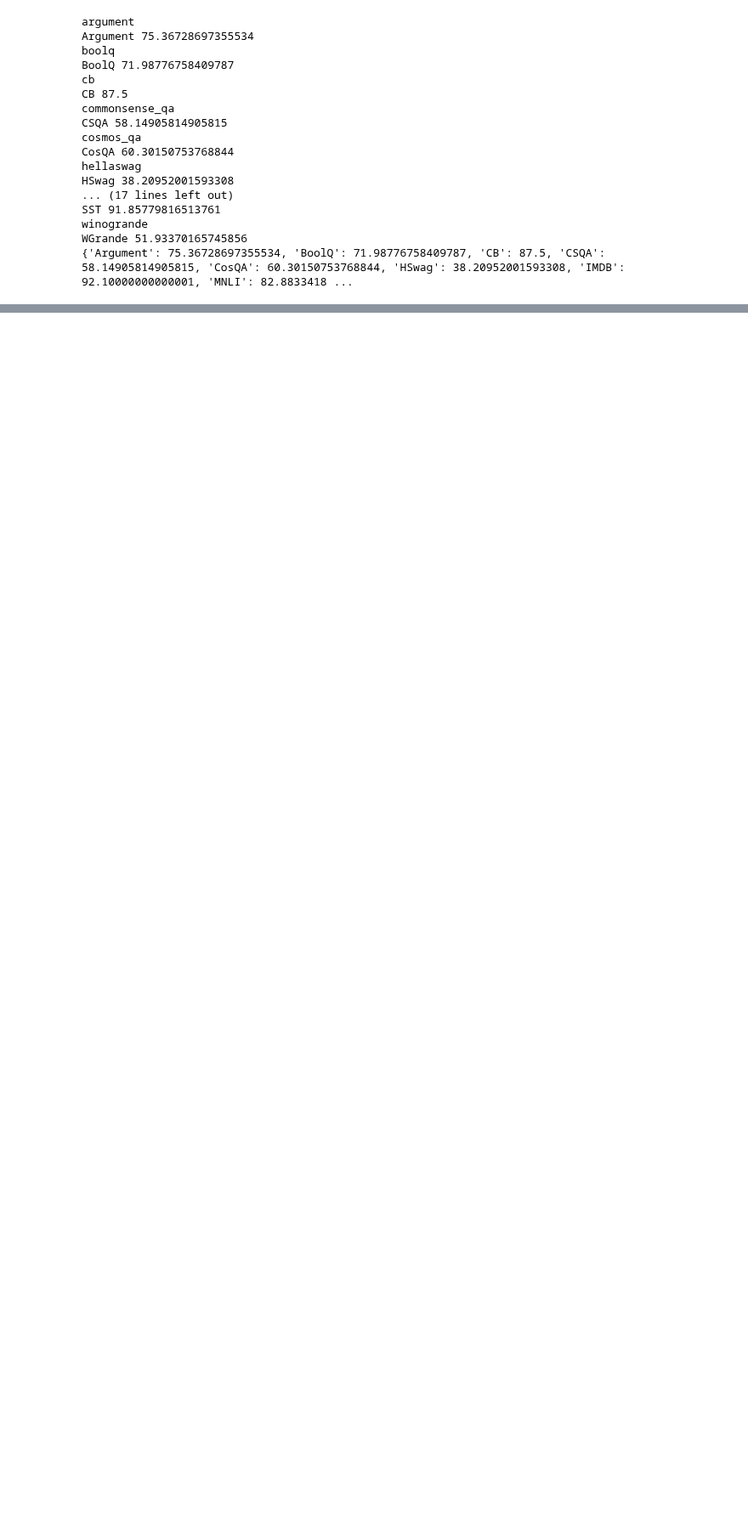
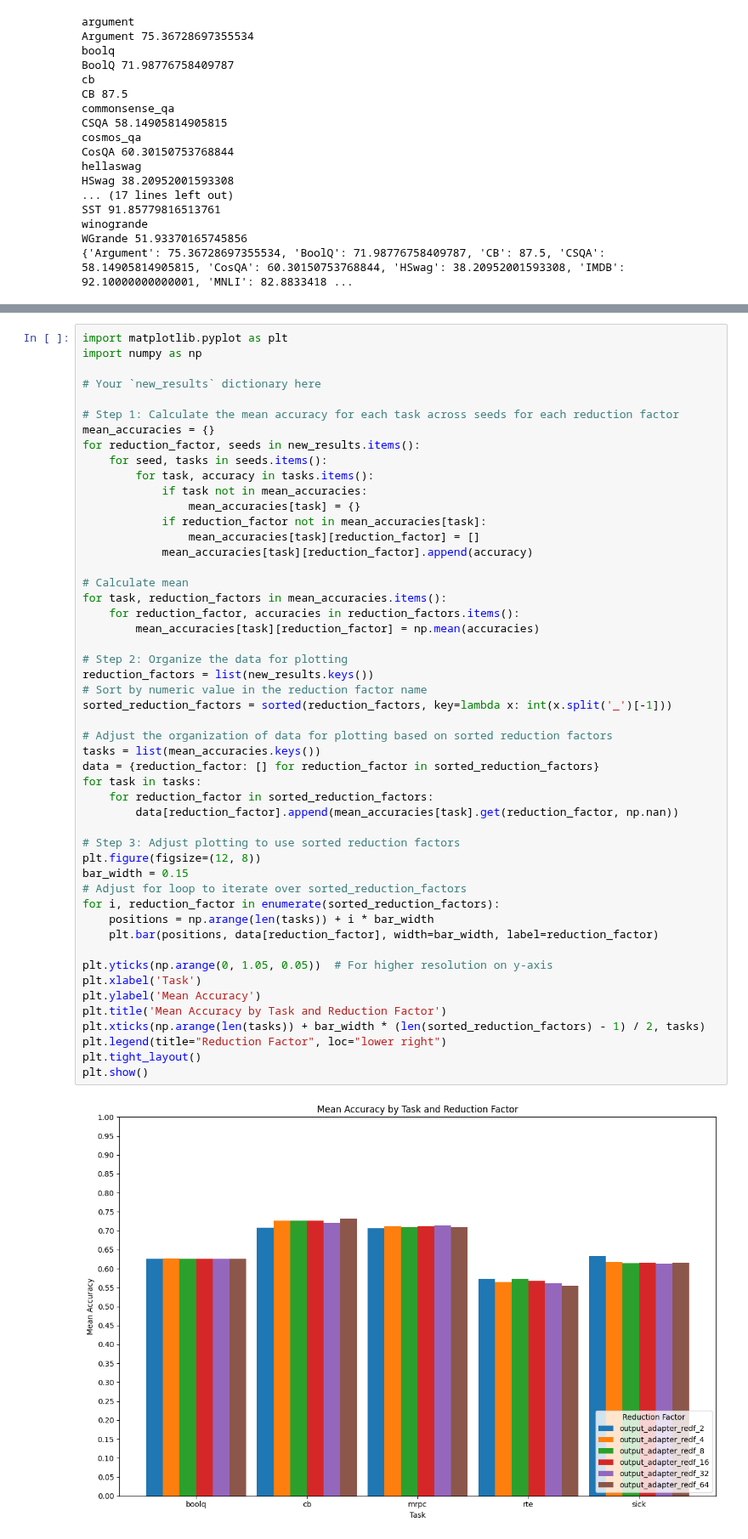
Before and after one commit to HectorAuvinen/adapter_experiments, a Jupyter notebook: notebooks/scrape_results.ipynb, the cells around one changed output, grey strips where cells are left out. Shown at 85% size. Saved outputs shown, nothing was run; the diff lists cells and outputs as text; blank space fills up the shorter version.

```diff
--- a/notebooks/scrape_results.ipynb
+++ b/notebooks/scrape_results.ipynb
@@ -216,0 +264,52 @@ plt.show()
+# %%
+import matplotlib.pyplot as plt
+import numpy as np
+
+# Your `new_results` dictionary here
+
+# Step 1: Calculate the mean accuracy for each task across seeds for each reduction factor
+mean_accuracies = {}
+for reduction_factor, seeds in new_results.items():
+    for seed, tasks in seeds.items():
+        for task, accuracy in tasks.items():
+            if task not in mean_accuracies:
+                mean_accuracies[task] = {}
+            if reduction_factor not in mean_accuracies[task]:
+                mean_accuracies[task][reduction_factor] = []
+            mean_accuracies[task][reduction_factor].append(accuracy)
+
+# Calculate mean
+for task, reduction_factors in mean_accuracies.items():
+    for reduction_factor, accuracies in reduction_factors.items():
+        mean_accuracies[task][reduction_factor] = np.mean(accuracies)
+
+# Step 2: Organize the data for plotting
+reduction_factors = list(new_results.keys())
+# Sort by numeric value in the reduction factor name
+sorted_reduction_factors = sorted(reduction_factors, key=lambda x: int(x.split('_')[-1]))
+
+# Adjust the organization of data for plotting based on sorted reduction factors
+tasks = list(mean_accuracies.keys())
+data = {reduction_factor: [] for reduction_factor in sorted_reduction_factors}
+for task in tasks:
+    for reduction_factor in sorted_reduction_factors:
+        data[reduction_factor].append(mean_accuracies[task].get(reduction_factor, np.nan))
+
+# Step 3: Adjust plotting to use sorted reduction factors
+plt.figure(figsize=(12, 8))
+bar_width = 0.15
+# Adjust for loop to iterate over sorted_reduction_factors
+for i, reduction_factor in enumerate(sorted_reduction_factors):
+    positions = np.arange(len(tasks)) + i * bar_width
+    plt.bar(positions, data[reduction_factor], width=bar_width, label=reduction_factor)
+
+plt.yticks(np.arange(0, 1.05, 0.05))  # For higher resolution on y-axis
+plt.xlabel('Task')
+plt.ylabel('Mean Accuracy')
+plt.title('Mean Accuracy by Task and Reduction Factor')
+plt.xticks(np.arange(len(tasks)) + bar_width * (len(sorted_reduction_factors) - 1) / 2, tasks)
+plt.legend(title="Reduction Factor", loc="lower right")
+plt.tight_layout()
+plt.show()
+# %% [output]
+[figure, added]
```
Also changed, not shown: parts of 1 cell of this notebook, 26 other files.
